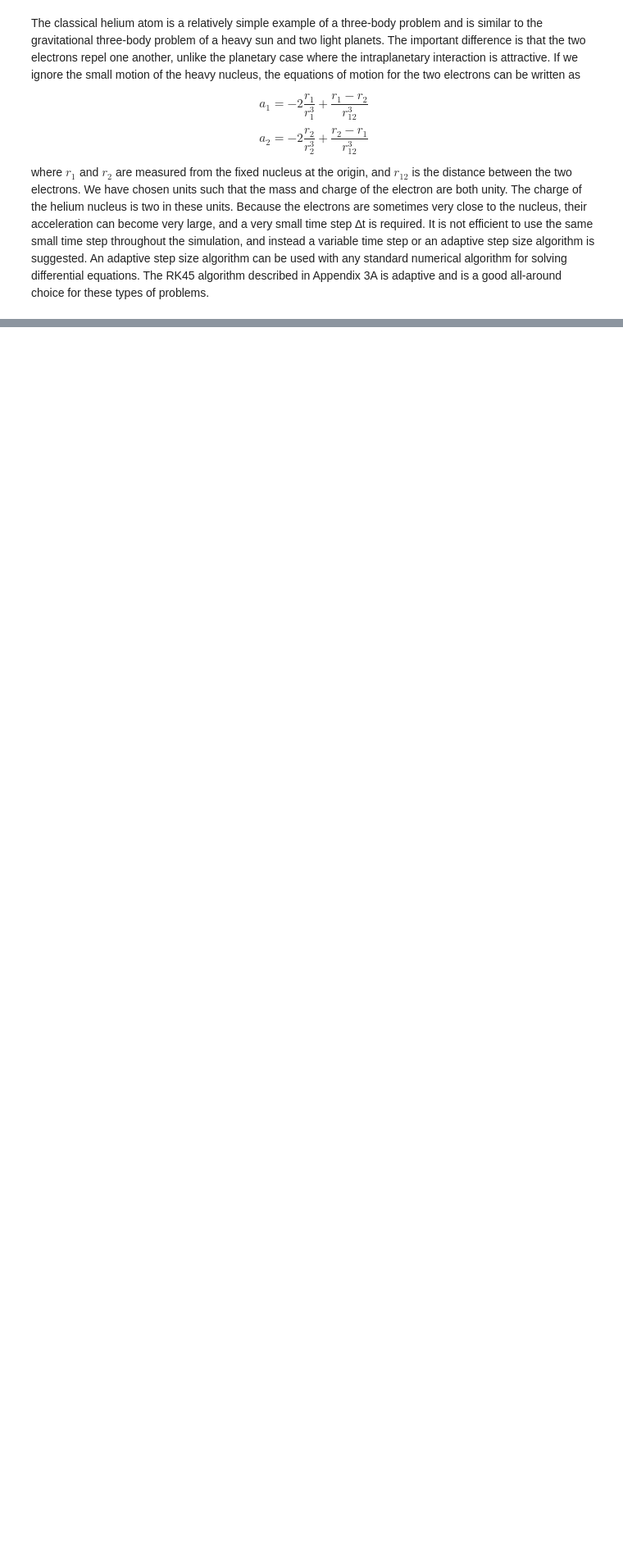
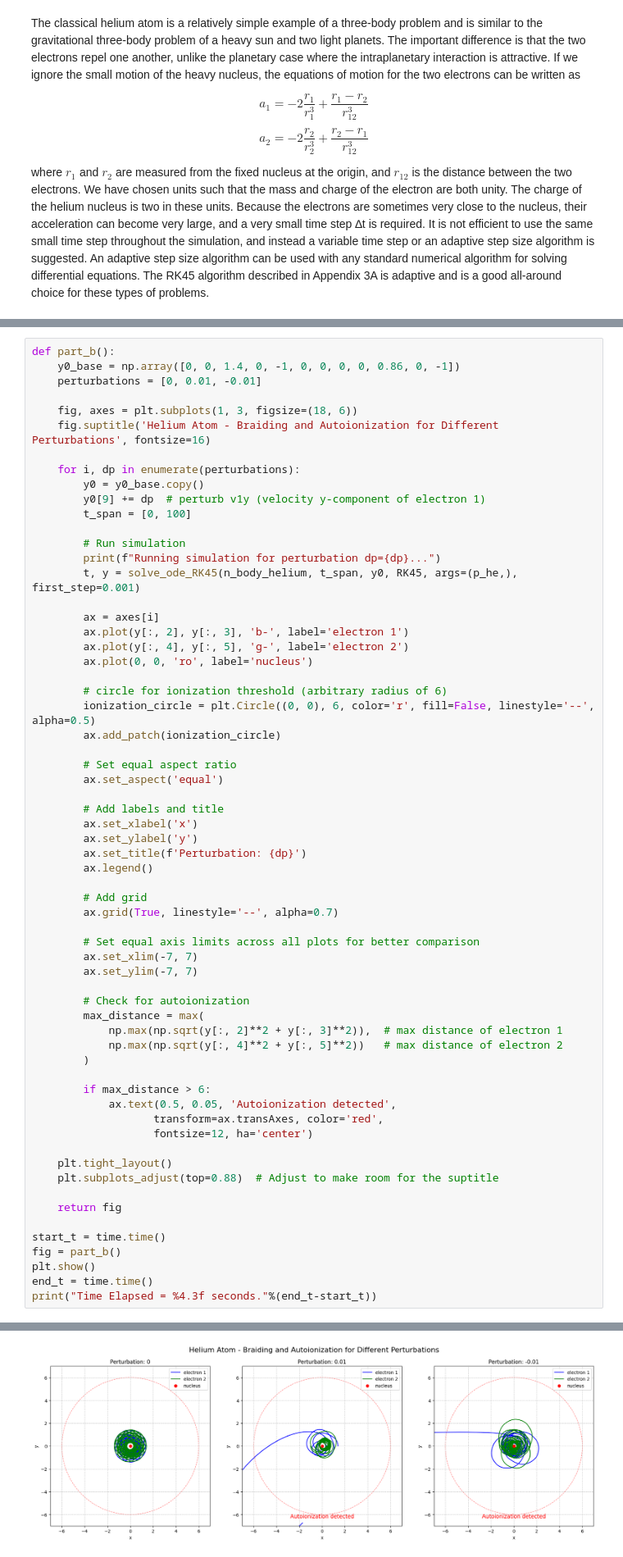
Before and after one commit to cake-dev/SimClass, a Jupyter notebook: project/project1_helium.ipynb, the cells around one changed output, grey strips where cells are left out. Shown at 82% size. Saved outputs shown, nothing was run; the diff lists cells and outputs as text; blank space fills up the shorter version.

```diff
--- a/project/project1_helium.ipynb
+++ b/project/project1_helium.ipynb
@@ -68,0 +146,64 @@ Time Elapsed = 5.181 seconds.
+# %%
+def part_b():
+    y0_base = np.array([0, 0, 1.4, 0, -1, 0, 0, 0, 0, 0.86, 0, -1])
+    perturbations = [0, 0.01, -0.01]
+
+    fig, axes = plt.subplots(1, 3, figsize=(18, 6))
+    fig.suptitle('Helium Atom - Braiding and Autoionization for Different Perturbations', fontsize=16)
+
+    for i, dp in enumerate(perturbations):
+        y0 = y0_base.copy()
+        y0[9] += dp  # perturb v1y (velocity y-component of electron 1)
+        t_span = [0, 100]
+
+        # Run simulation
+        print(f"Running simulation for perturbation dp={dp}...")
+        t, y = solve_ode_RK45(n_body_helium, t_span, y0, RK45, args=(p_he,), first_step=0.001)
+
+        ax = axes[i]
+        ax.plot(y[:, 2], y[:, 3], 'b-', label='electron 1')
+        ax.plot(y[:, 4], y[:, 5], 'g-', label='electron 2')
+        ax.plot(0, 0, 'ro', label='nucleus')
+
+        # circle for ionization threshold (arbitrary radius of 6)
+        ionization_circle = plt.Circle((0, 0), 6, color='r', fill=False, linestyle='--', alpha=0.5)
+        ax.add_patch(ionization_circle)
+
+        # Set equal aspect ratio
+        ax.set_aspect('equal')
+
+        # Add labels and title
+        ax.set_xlabel('x')
+        ax.set_ylabel('y')
+        ax.set_title(f'Perturbation: {dp}')
+        ax.legend()
+
+        # Add grid
+        ax.grid(True, linestyle='--', alpha=0.7)
+
+        # Set equal axis limits across all plots for better comparison
+        ax.set_xlim(-7, 7)
+        ax.set_ylim(-7, 7)
+
+        # Check for autoionization
+        max_distance = max(
+            np.max(np.sqrt(y[:, 2]**2 + y[:, 3]**2)),  # max distance of electron 1
+            np.max(np.sqrt(y[:, 4]**2 + y[:, 5]**2))   # max distance of electron 2
+        )
+
+        if max_distance > 6:
+            ax.text(0.5, 0.05, 'Autoionization detected',
+                   transform=ax.transAxes, color='red',
+                   fontsize=12, ha='center')
+
+    plt.tight_layout()
+    plt.subplots_adjust(top=0.88)  # Adjust to make room for the suptitle
+
+    return fig
+
+start_t = time.time()
+fig = part_b()
+plt.show()
+end_t = time.time()
+print("Time Elapsed = %4.3f seconds."%(end_t-start_t))
+# %% [output]
@@ -68,0 +219 @@ Time Elapsed = 5.181 seconds.
+[figure, added]
```
Also changed, not shown: parts of 6 cells of this notebook, 3 other files.
